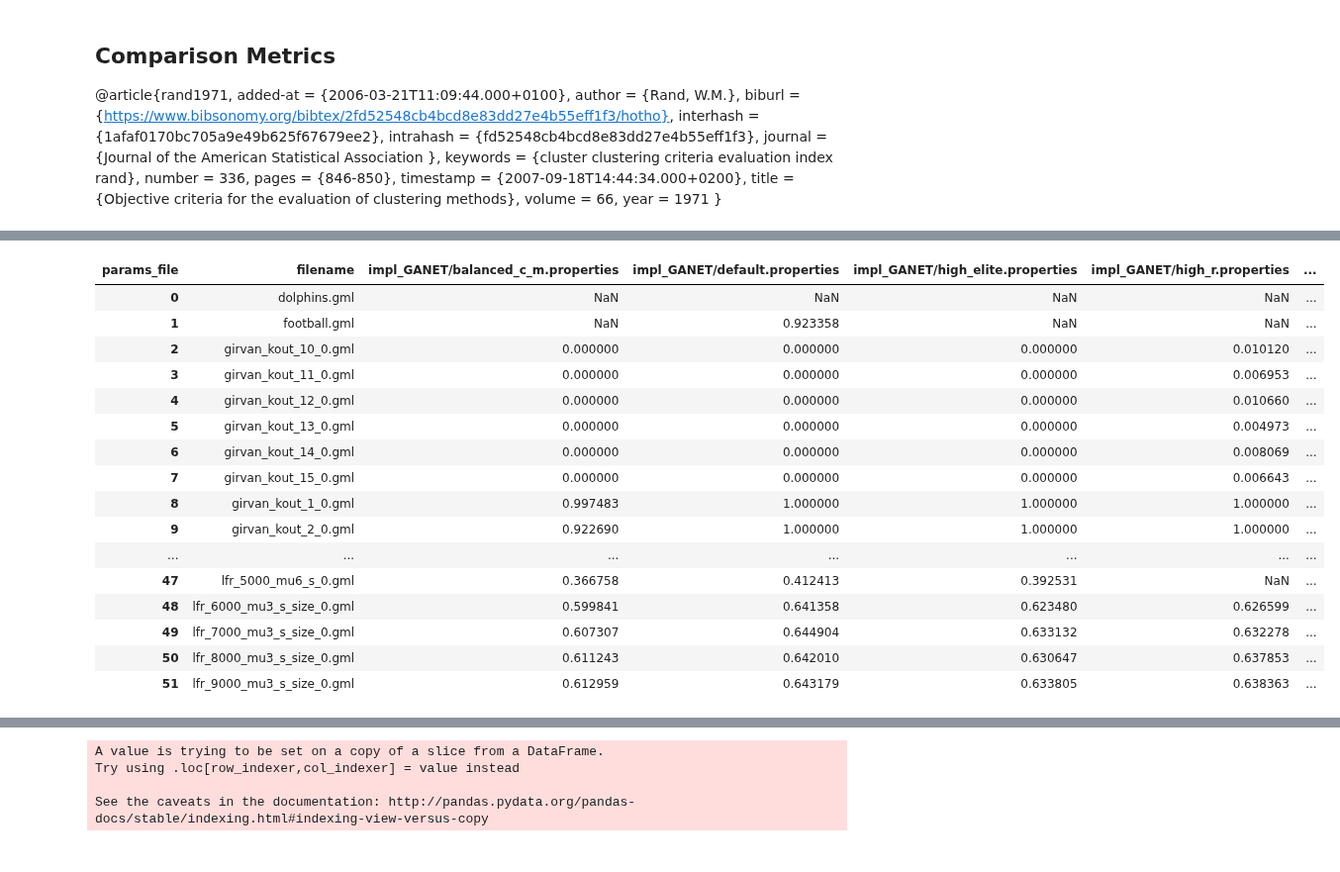
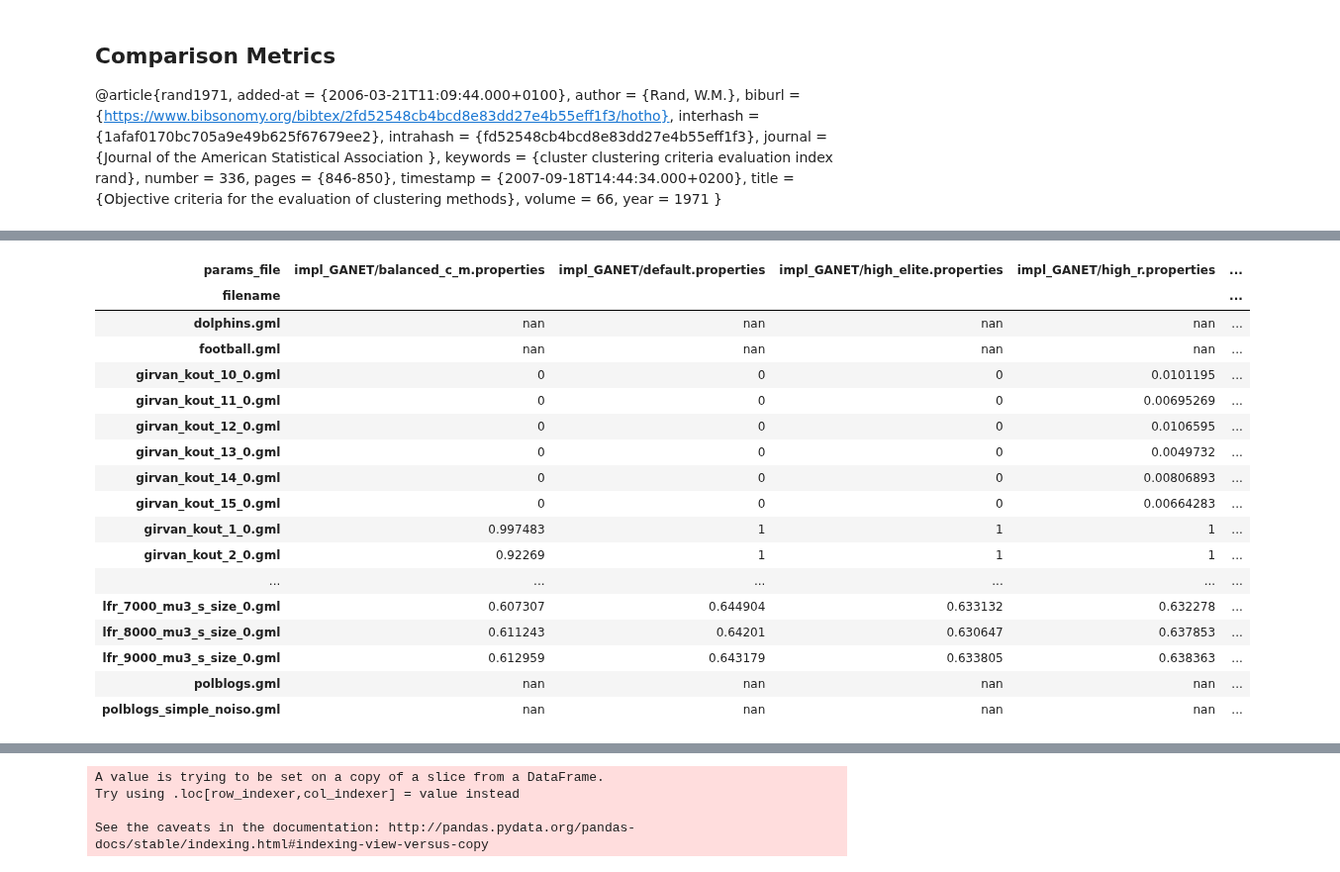
Before and after one commit to PrestonEn/alien-pineapple, a Jupyter notebook: ga_analysis.ipynb, the cells around one changed output, grey strips where cells are left out. Shown at 99% size. Cells and saved outputs as stored; diff of their text form; code cells hidden in the pictures.

```diff
--- a/ga_analysis.ipynb
+++ b/ga_analysis.ipynb
@@ -12,7 +12,7 @@ import matplotlib.pyplot as plt
 # %%
 # Read sqlite query results into a pandas DataFrame
 con = sqlite3.connect("ClusterResults.db")
-df = pd.read_sql_query("SELECT * from ClusterResults", con)
+df = pd.read_sql_query("SELECT * from ClusterResults where params_file not like '%large%'", con)
 
 # Verify that result of SQL query is stored in the dataframe
 con.close()
@@ -78,14 +78,6 @@ df['adjusted_rand'] = df[['membership', 'true_membership']].apply(lambda s:
 df['split_join'] = df[['membership', 'true_membership']].apply(lambda s:
                                                         None if s[1] == [] else
                                                         ig.compare_communities(s[0], s[1], method="split-join"), axis=1)
-# %%
-df.head()
-def highlight_max(s):
-    '''
-    highlight the maximum in a Series yellow.
-    '''
-    is_max = s == s.max()
-    return ['background-color: yellow' if v else '' for v in is_max]
 # %%
 def identifyConverge(vals):
     """find the earliest occurance of the maximum value in a list
@@ -169,26 +162,28 @@ gals_valtable
 with open('gals.tex','w') as tf:
     tf.write(gals_valtable.to_latex())
 # %%
-ganet_valtable = ganet.groupby(['filename','params_file'], sort=False)['nmi'].mean().reset_index().pivot('filename', 'params_file', 'nmi').reset_index()
-ganet_valtable
+ganet_valtable = ganet.groupby(['filename','params_file'], sort=False)['nmi'].mean().reset_index().pivot('filename', 'params_file', 'nmi')
+
+ganet_valtable.style.apply(highlight_max, axis=1)
 # %% [output]
-| params_file | filename | impl_GANET/balanced_c_m.properties | impl_GANET/default.properties | impl_GANET/high_elite.properties | impl_GANET/high_r.properties | ... |
-| 0 | dolphins.gml | NaN | NaN | NaN | NaN | ... |
-| 1 | football.gml | NaN | 0.923358 | NaN | NaN | ... |
-| 2 | girvan_kout_10_0.gml | 0.000000 | 0.000000 | 0.000000 | 0.010120 | ... |
-| 3 | girvan_kout_11_0.gml | 0.000000 | 0.000000 | 0.000000 | 0.006953 | ... |
-| 4 | girvan_kout_12_0.gml | 0.000000 | 0.000000 | 0.000000 | 0.010660 | ... |
-| 5 | girvan_kout_13_0.gml | 0.000000 | 0.000000 | 0.000000 | 0.004973 | ... |
-| 6 | girvan_kout_14_0.gml | 0.000000 | 0.000000 | 0.000000 | 0.008069 | ... |
-| 7 | girvan_kout_15_0.gml | 0.000000 | 0.000000 | 0.000000 | 0.006643 | ... |
-| 8 | girvan_kout_1_0.gml | 0.997483 | 1.000000 | 1.000000 | 1.000000 | ... |
-| 9 | girvan_kout_2_0.gml | 0.922690 | 1.000000 | 1.000000 | 1.000000 | ... |
-| ... | ... | ... | ... | ... | ... | ... |
-| 47 | lfr_5000_mu6_s_0.gml | 0.366758 | 0.412413 | 0.392531 | NaN | ... |
-| 48 | lfr_6000_mu3_s_size_0.gml | 0.599841 | 0.641358 | 0.623480 | 0.626599 | ... |
-| 49 | lfr_7000_mu3_s_size_0.gml | 0.607307 | 0.644904 | 0.633132 | 0.632278 | ... |
-| 50 | lfr_8000_mu3_s_size_0.gml | 0.611243 | 0.642010 | 0.630647 | 0.637853 | ... |
-| 51 | lfr_9000_mu3_s_size_0.gml | 0.612959 | 0.643179 | 0.633805 | 0.638363 | ... |
+| params_file | impl_GANET/balanced_c_m.properties | impl_GANET/default.properties | impl_GANET/high_elite.properties | impl_GANET/high_r.properties | ... |
+| filename |  |  |  |  | ... |
+| dolphins.gml | nan | nan | nan | nan | ... |
+| football.gml | nan | nan | nan | nan | ... |
+| girvan_kout_10_0.gml | 0 | 0 | 0 | 0.0101195 | ... |
+| girvan_kout_11_0.gml | 0 | 0 | 0 | 0.00695269 | ... |
+| girvan_kout_12_0.gml | 0 | 0 | 0 | 0.0106595 | ... |
+| girvan_kout_13_0.gml | 0 | 0 | 0 | 0.0049732 | ... |
+| girvan_kout_14_0.gml | 0 | 0 | 0 | 0.00806893 | ... |
+| girvan_kout_15_0.gml | 0 | 0 | 0 | 0.00664283 | ... |
+| girvan_kout_1_0.gml | 0.997483 | 1 | 1 | 1 | ... |
+| girvan_kout_2_0.gml | 0.92269 | 1 | 1 | 1 | ... |
+| ... | ... | ... | ... | ... | ... |
+| lfr_7000_mu3_s_size_0.gml | 0.607307 | 0.644904 | 0.633132 | 0.632278 | ... |
+| lfr_8000_mu3_s_size_0.gml | 0.611243 | 0.64201 | 0.630647 | 0.637853 | ... |
+| lfr_9000_mu3_s_size_0.gml | 0.612959 | 0.643179 | 0.633805 | 0.638363 | ... |
+| polblogs.gml | nan | nan | nan | nan | ... |
+| polblogs_simple_noiso.gml | nan | nan | nan | nan | ... |
 # %%
 with open('ganet.tex','w') as tf:
     tf.write(ganet_valtable.to_latex())
```
Also changed, not shown: parts of 10 cells of this notebook, 27 other files.
